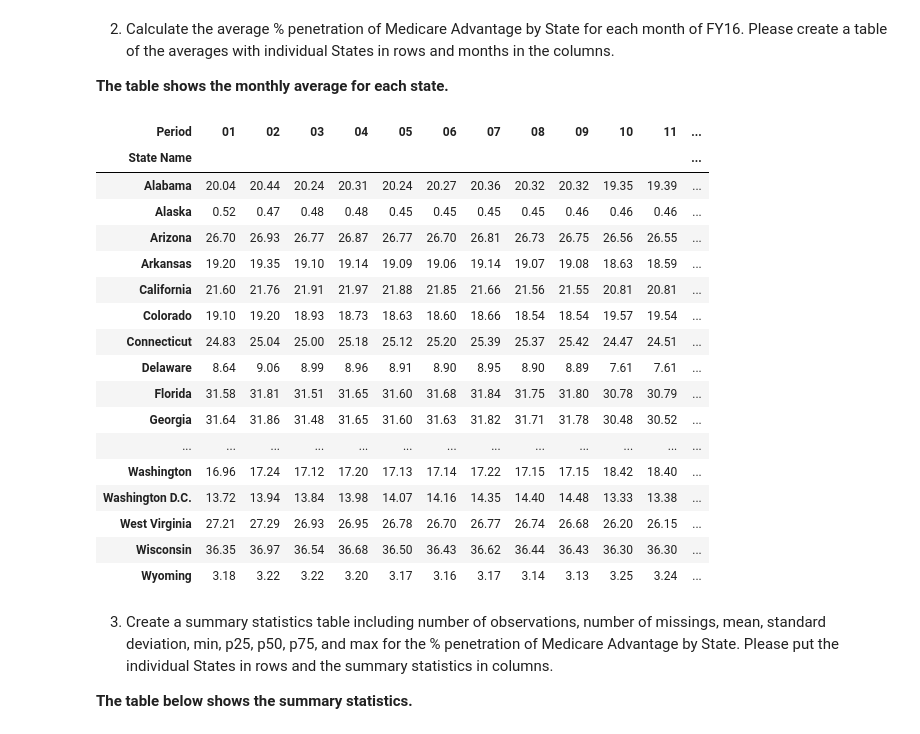
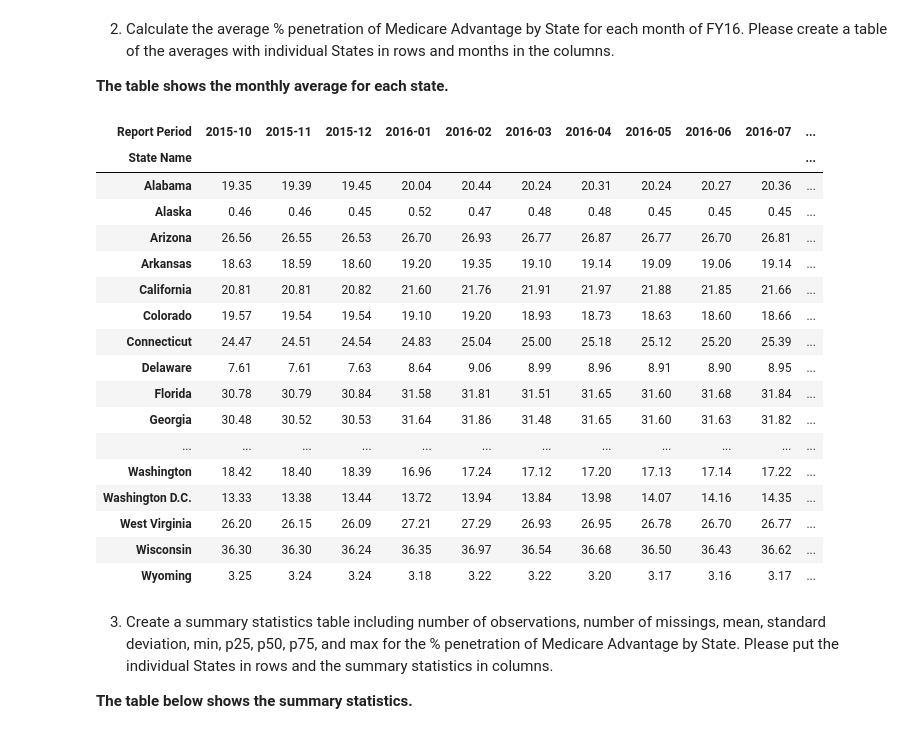
Before and after one commit to mehmet-sari/Exercises_Applications, a Jupyter notebook: PEPREC_Programming_Test.ipynb, the cells around one changed output. Saved outputs shown, nothing was run; the diff lists cells and outputs as text; code cells hidden in the pictures.

```diff
--- a/PEPREC_Programming_Test.ipynb
+++ b/PEPREC_Programming_Test.ipynb
@@ -96,6 +96,7 @@ files = glob.glob('/Users/mehme/Downloads/ProgrammingTest/*.csv')
 df = pd.concat([pd.read_csv(fp).assign(Year=os.path.basename(fp).split('_')[4][:4],
                                        Period = os.path.basename(fp).split('_')[5][:2])
                 for fp in files])
+df['Report Period'] = df['Year'] + '-' + df['Period']
 df.head()
 # %% [output]
 |  | State Name | County Name | FIPSST | FIPSCNTY | FIPS | SSAST | SSACNTY | SSA | Eligibles | Enrolled | ... |
@@ -138,27 +139,27 @@ Name: Penetration, dtype: float64
 
 **The table shows the monthly average for each state.**
 # %%
-mean_by_state = df.groupby(['State Name','Period'])['Penetration'].mean().reset_index()
-mean_by_state.pivot(index='State Name', columns='Period', values='Penetration').round(2)
+mean_by_state = df.groupby(['State Name','Report Period'])['Penetration'].mean().reset_index()
+mean_by_state.pivot(index='State Name', columns='Report Period', values='Penetration').round(2)
 # %% [output]
-| Period | 01 | 02 | 03 | 04 | 05 | 06 | 07 | 08 | 09 | 10 | 11 | ... |
-| State Name |  |  |  |  |  |  |  |  |  |  |  | ... |
-| Alabama | 20.04 | 20.44 | 20.24 | 20.31 | 20.24 | 20.27 | 20.36 | 20.32 | 20.32 | 19.35 | 19.39 | ... |
-| Alaska | 0.52 | 0.47 | 0.48 | 0.48 | 0.45 | 0.45 | 0.45 | 0.45 | 0.46 | 0.46 | 0.46 | ... |
-| Arizona | 26.70 | 26.93 | 26.77 | 26.87 | 26.77 | 26.70 | 26.81 | 26.73 | 26.75 | 26.56 | 26.55 | ... |
-| Arkansas | 19.20 | 19.35 | 19.10 | 19.14 | 19.09 | 19.06 | 19.14 | 19.07 | 19.08 | 18.63 | 18.59 | ... |
-| California | 21.60 | 21.76 | 21.91 | 21.97 | 21.88 | 21.85 | 21.66 | 21.56 | 21.55 | 20.81 | 20.81 | ... |
-| Colorado | 19.10 | 19.20 | 18.93 | 18.73 | 18.63 | 18.60 | 18.66 | 18.54 | 18.54 | 19.57 | 19.54 | ... |
-| Connecticut | 24.83 | 25.04 | 25.00 | 25.18 | 25.12 | 25.20 | 25.39 | 25.37 | 25.42 | 24.47 | 24.51 | ... |
-| Delaware | 8.64 | 9.06 | 8.99 | 8.96 | 8.91 | 8.90 | 8.95 | 8.90 | 8.89 | 7.61 | 7.61 | ... |
-| Florida | 31.58 | 31.81 | 31.51 | 31.65 | 31.60 | 31.68 | 31.84 | 31.75 | 31.80 | 30.78 | 30.79 | ... |
-| Georgia | 31.64 | 31.86 | 31.48 | 31.65 | 31.60 | 31.63 | 31.82 | 31.71 | 31.78 | 30.48 | 30.52 | ... |
-| ... | ... | ... | ... | ... | ... | ... | ... | ... | ... | ... | ... | ... |
-| Washington | 16.96 | 17.24 | 17.12 | 17.20 | 17.13 | 17.14 | 17.22 | 17.15 | 17.15 | 18.42 | 18.40 | ... |
-| Washington D.C. | 13.72 | 13.94 | 13.84 | 13.98 | 14.07 | 14.16 | 14.35 | 14.40 | 14.48 | 13.33 | 13.38 | ... |
-| West Virginia | 27.21 | 27.29 | 26.93 | 26.95 | 26.78 | 26.70 | 26.77 | 26.74 | 26.68 | 26.20 | 26.15 | ... |
-| Wisconsin | 36.35 | 36.97 | 36.54 | 36.68 | 36.50 | 36.43 | 36.62 | 36.44 | 36.43 | 36.30 | 36.30 | ... |
-| Wyoming | 3.18 | 3.22 | 3.22 | 3.20 | 3.17 | 3.16 | 3.17 | 3.14 | 3.13 | 3.25 | 3.24 | ... |
+| Report Period | 2015-10 | 2015-11 | 2015-12 | 2016-01 | 2016-02 | 2016-03 | 2016-04 | 2016-05 | 2016-06 | 2016-07 | ... |
+| State Name |  |  |  |  |  |  |  |  |  |  | ... |
+| Alabama | 19.35 | 19.39 | 19.45 | 20.04 | 20.44 | 20.24 | 20.31 | 20.24 | 20.27 | 20.36 | ... |
+| Alaska | 0.46 | 0.46 | 0.45 | 0.52 | 0.47 | 0.48 | 0.48 | 0.45 | 0.45 | 0.45 | ... |
+| Arizona | 26.56 | 26.55 | 26.53 | 26.70 | 26.93 | 26.77 | 26.87 | 26.77 | 26.70 | 26.81 | ... |
+| Arkansas | 18.63 | 18.59 | 18.60 | 19.20 | 19.35 | 19.10 | 19.14 | 19.09 | 19.06 | 19.14 | ... |
+| California | 20.81 | 20.81 | 20.82 | 21.60 | 21.76 | 21.91 | 21.97 | 21.88 | 21.85 | 21.66 | ... |
+| Colorado | 19.57 | 19.54 | 19.54 | 19.10 | 19.20 | 18.93 | 18.73 | 18.63 | 18.60 | 18.66 | ... |
+| Connecticut | 24.47 | 24.51 | 24.54 | 24.83 | 25.04 | 25.00 | 25.18 | 25.12 | 25.20 | 25.39 | ... |
+| Delaware | 7.61 | 7.61 | 7.63 | 8.64 | 9.06 | 8.99 | 8.96 | 8.91 | 8.90 | 8.95 | ... |
+| Florida | 30.78 | 30.79 | 30.84 | 31.58 | 31.81 | 31.51 | 31.65 | 31.60 | 31.68 | 31.84 | ... |
+| Georgia | 30.48 | 30.52 | 30.53 | 31.64 | 31.86 | 31.48 | 31.65 | 31.60 | 31.63 | 31.82 | ... |
+| ... | ... | ... | ... | ... | ... | ... | ... | ... | ... | ... | ... |
+| Washington | 18.42 | 18.40 | 18.39 | 16.96 | 17.24 | 17.12 | 17.20 | 17.13 | 17.14 | 17.22 | ... |
+| Washington D.C. | 13.33 | 13.38 | 13.44 | 13.72 | 13.94 | 13.84 | 13.98 | 14.07 | 14.16 | 14.35 | ... |
+| West Virginia | 26.20 | 26.15 | 26.09 | 27.21 | 27.29 | 26.93 | 26.95 | 26.78 | 26.70 | 26.77 | ... |
+| Wisconsin | 36.30 | 36.30 | 36.24 | 36.35 | 36.97 | 36.54 | 36.68 | 36.50 | 36.43 | 36.62 | ... |
+| Wyoming | 3.25 | 3.24 | 3.24 | 3.18 | 3.22 | 3.22 | 3.20 | 3.17 | 3.16 | 3.17 | ... |
 # %% [markdown]
 3.	Create a summary statistics table including number of observations, number of missings, mean, standard deviation, min, p25, p50, p75, and max for the % penetration of Medicare Advantage by State. Please put the individual States in rows and the summary statistics in columns.
 
```
